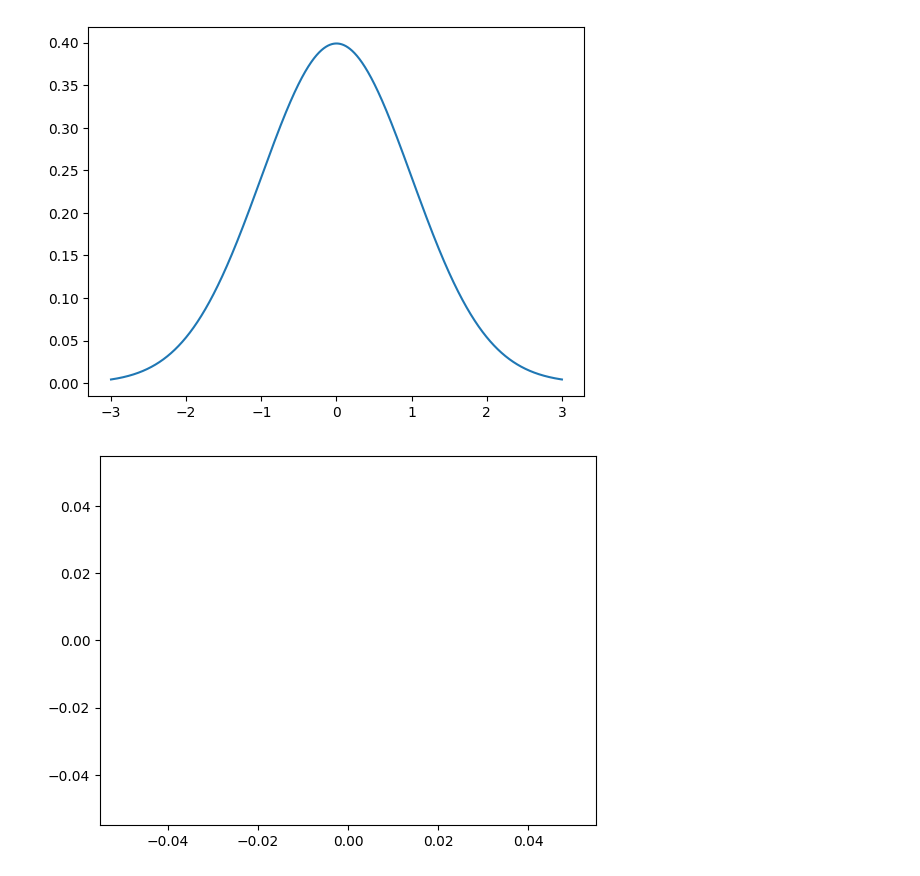
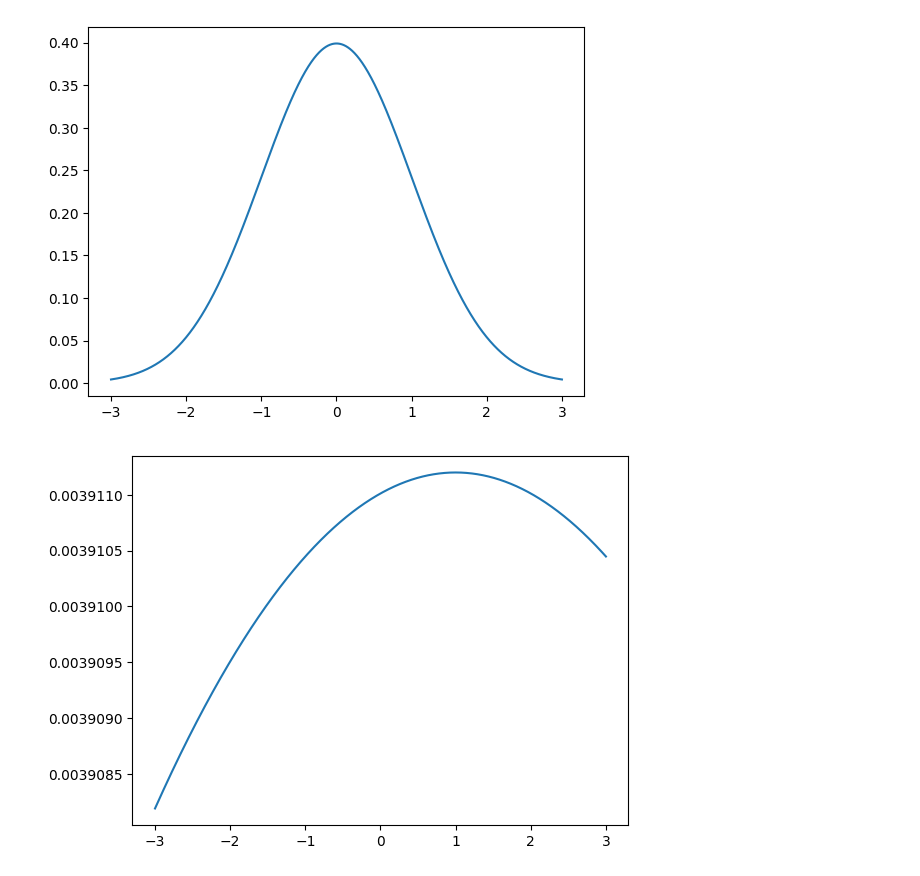
Before and after one commit to gastonbenitez2001/Exploracion-de-datos, a Jupyter notebook: src/distribucion_normal/distribucion_normal.ipynb, the cells around one changed output. Cells and saved outputs as stored; diff of their text form; code cells hidden in the pictures.

```diff
--- a/src/distribucion_normal/distribucion_normal.ipynb
+++ b/src/distribucion_normal/distribucion_normal.ipynb
@@ -9,21 +9,21 @@ def distribucion_normal(x,mu,sigma):
 # %%
 # El eje x oscila entre -3 y 3 con 0,001 pasos
 x = np.arange(-3, 3,0.0001)
 
 #Valores de mu y sigma de la distribucion normal
 mu = 0 #--> Media
 sigma = 1 #--> Varianza
 
 #Valores de mu y de sigma usados para ajustar parametros
 mu_estimacion = 1
-sigma_estimacion = 1
+sigma_estimacion = 102
 
 #Implementacion de PLOT
 plt.plot(x,distribucion_normal(x,mu,sigma)) #--> Distribucion normal tipica
 plt.show()
 
 plt.plot(x,distribucion_normal(x,mu_estimacion,sigma_estimacion))
 plt.show()
 # %% [output]
 [figure]
-[figure, old version]
+[figure, new version]
```
